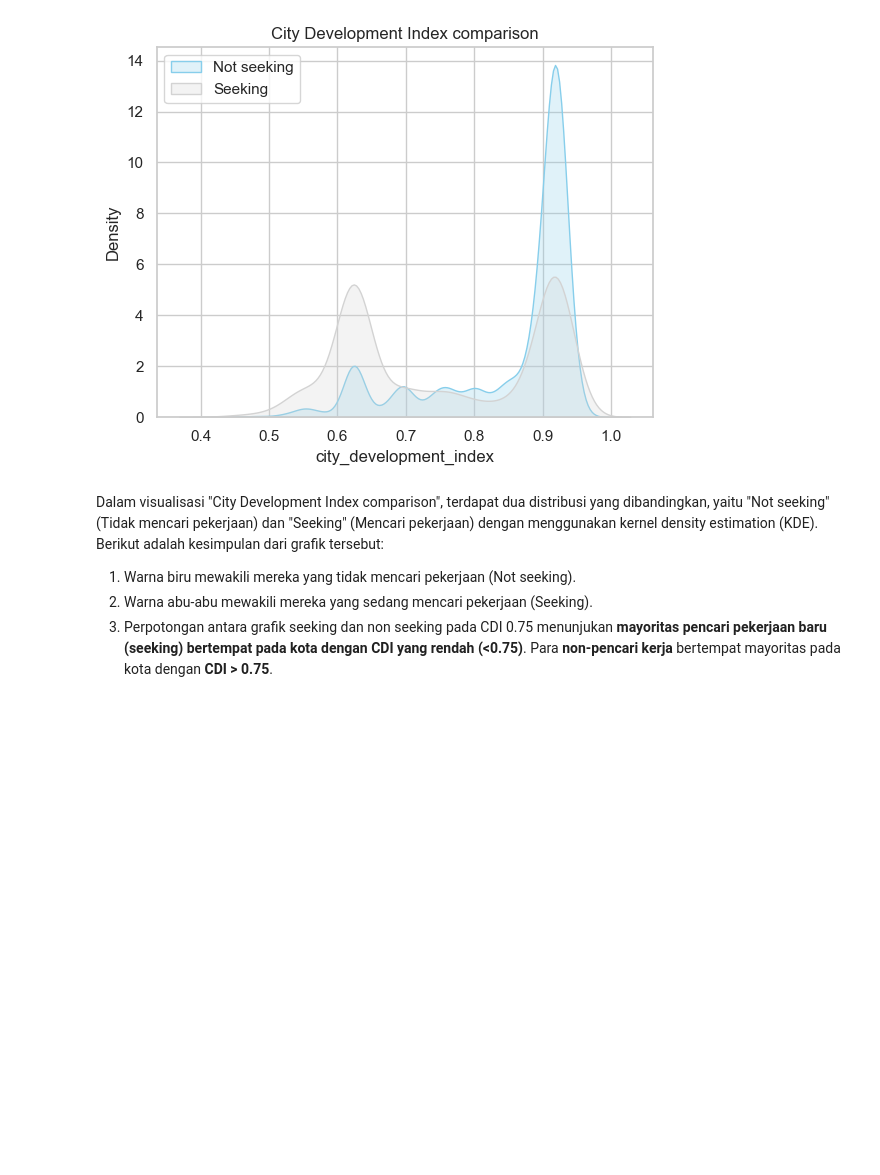
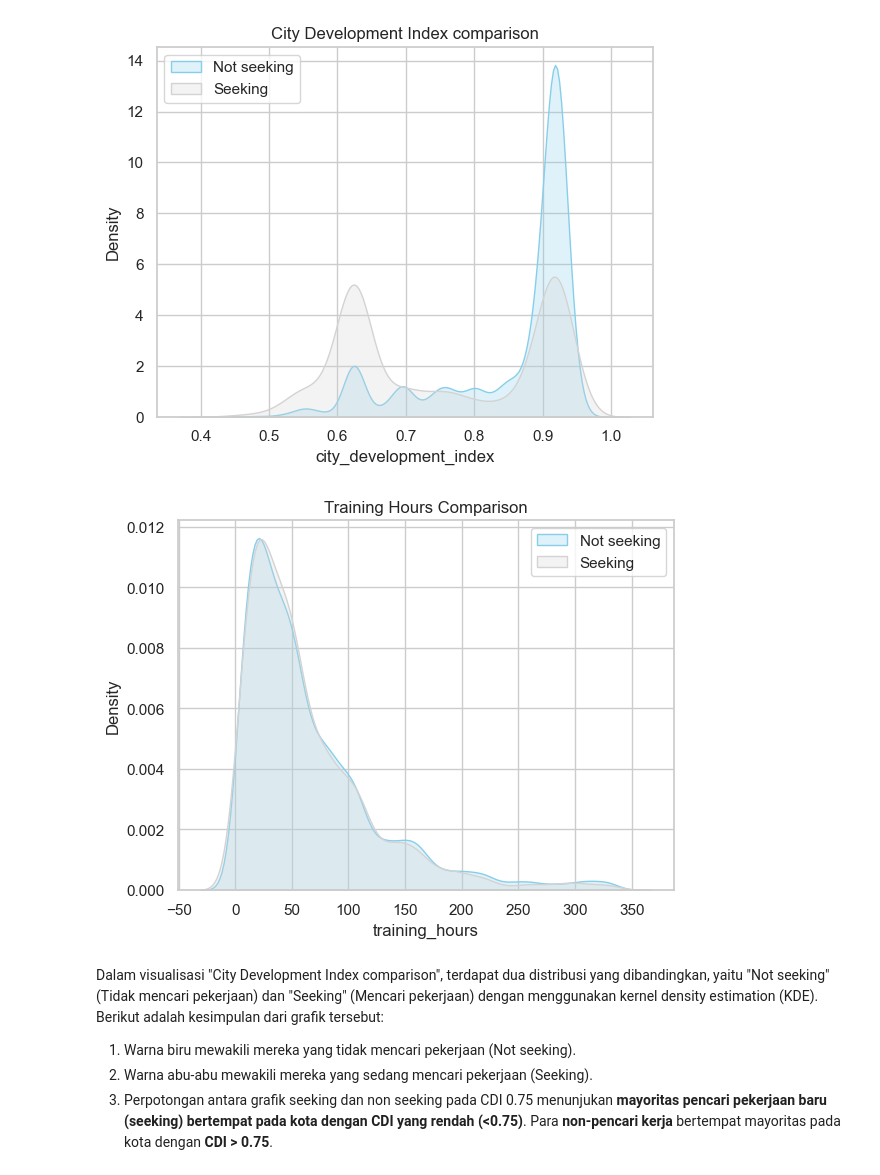
Before and after one commit to fachri34/Final-Project-Data-Science, a Jupyter notebook: HR Analytics.ipynb, the cells around one changed output. Saved outputs shown, nothing was run; the diff lists cells and outputs as text; code cells hidden in the pictures; blank space fills up the shorter version.

```diff
--- a/HR Analytics.ipynb
+++ b/HR Analytics.ipynb
@@ -429,6 +429,17 @@ plt.legend(labels=('Not seeking','Seeking'), loc='upper left')
 plt.show()
 # %% [output]
 [figure]
+# %%
+df0 = df_train[df_train['target']==0]
+df1 = df_train[df_train['target']==1]
+
+fig = sns.kdeplot(df0['training_hours'] , fill=True, color="skyblue")
+fig = sns.kdeplot(df1['training_hours'], fill=True, color="lightgrey")
+plt.title('Training Hours Comparison')
+plt.legend(labels=('Not seeking','Seeking'), loc='upper right')
+plt.show()
+# %% [output]
+[figure, added]
 # %% [markdown]
 Dalam visualisasi "City Development Index comparison", terdapat dua distribusi yang dibandingkan, yaitu "Not seeking" (Tidak mencari pekerjaan) dan "Seeking" (Mencari pekerjaan) dengan menggunakan kernel density estimation (KDE). Berikut adalah kesimpulan dari grafik tersebut:
 
```
Also changed, not shown: parts of 2 cells of this notebook.
